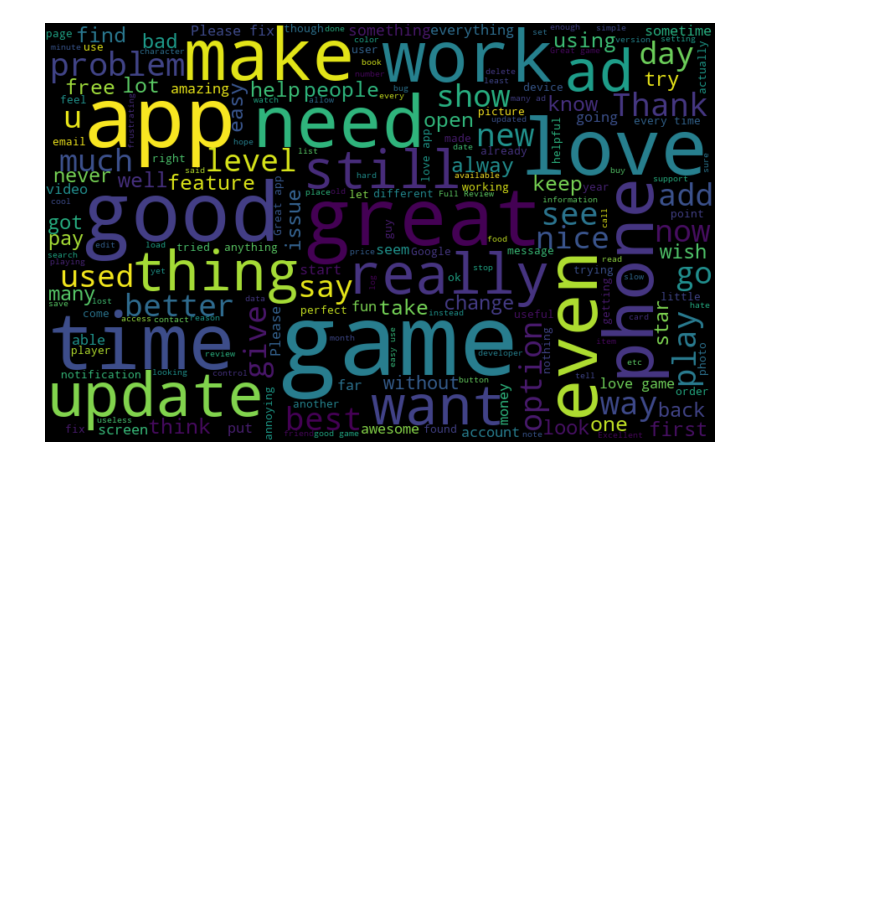
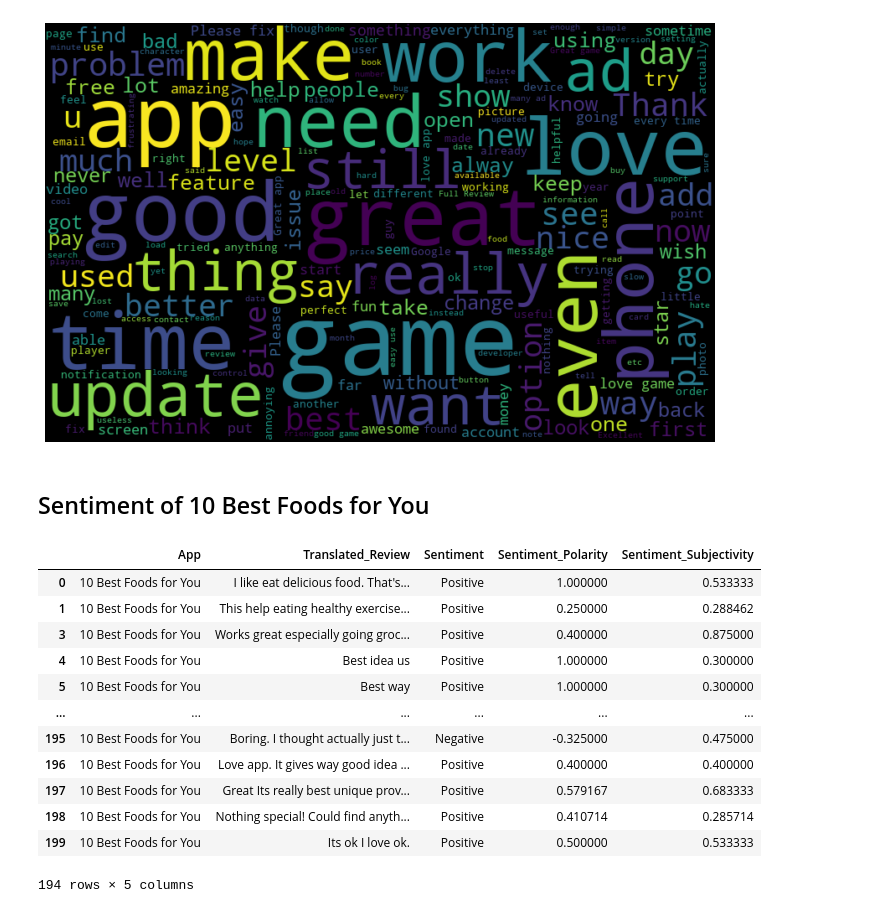
Before and after one commit to MrVishalKumbhar/Google_Play_Store_Review, a Jupyter notebook: Google_platstore_review.ipynb, the cells around one changed output. Drawn from its saved outputs; the diff is of its cells as text; code cells hidden in the pictures; blank space fills up the shorter version.

```diff
--- a/Google_platstore_review.ipynb
+++ b/Google_platstore_review.ipynb
@@ -708,3 +708,23 @@ plt.axis('off')
 plt.show()
 # %% [output]
 [figure]
+# %% [markdown]
+## Sentiment of 10 Best Foods for You
+# %%
+# Storing required values as dataframe in new variable
+NewApp = adf[adf['App'] == '10 Best Foods for You']
+NewApp
+# %% [output]
+|  | App | Translated_Review | Sentiment | Sentiment_Polarity | Sentiment_Subjectivity |
+| 0 | 10 Best Foods for You | I like eat delicious food. That's... | Positive | 1.000000 | 0.533333 |
+| 1 | 10 Best Foods for You | This help eating healthy exercise... | Positive | 0.250000 | 0.288462 |
+| 3 | 10 Best Foods for You | Works great especially going groc... | Positive | 0.400000 | 0.875000 |
+| 4 | 10 Best Foods for You | Best idea us | Positive | 1.000000 | 0.300000 |
+| 5 | 10 Best Foods for You | Best way | Positive | 1.000000 | 0.300000 |
+| ... | ... | ... | ... | ... | ... |
+| 195 | 10 Best Foods for You | Boring. I thought actually just t... | Negative | -0.325000 | 0.475000 |
+| 196 | 10 Best Foods for You | Love app. It gives way good idea ... | Positive | 0.400000 | 0.400000 |
+| 197 | 10 Best Foods for You | Great Its really best unique prov... | Positive | 0.579167 | 0.683333 |
+| 198 | 10 Best Foods for You | Nothing special! Could find anyth... | Positive | 0.410714 | 0.285714 |
+| 199 | 10 Best Foods for You | Its ok I love ok. | Positive | 0.500000 | 0.533333 |
+194 rows × 5 columns
```
Also changed, not shown: parts of 3 cells of this notebook.
